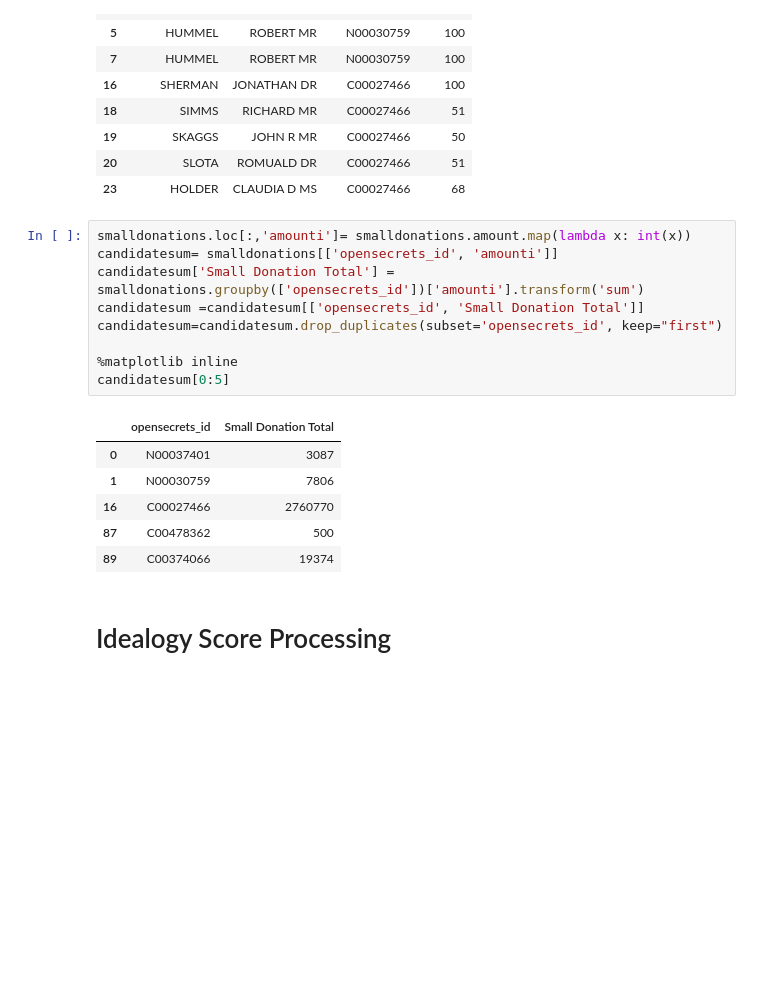
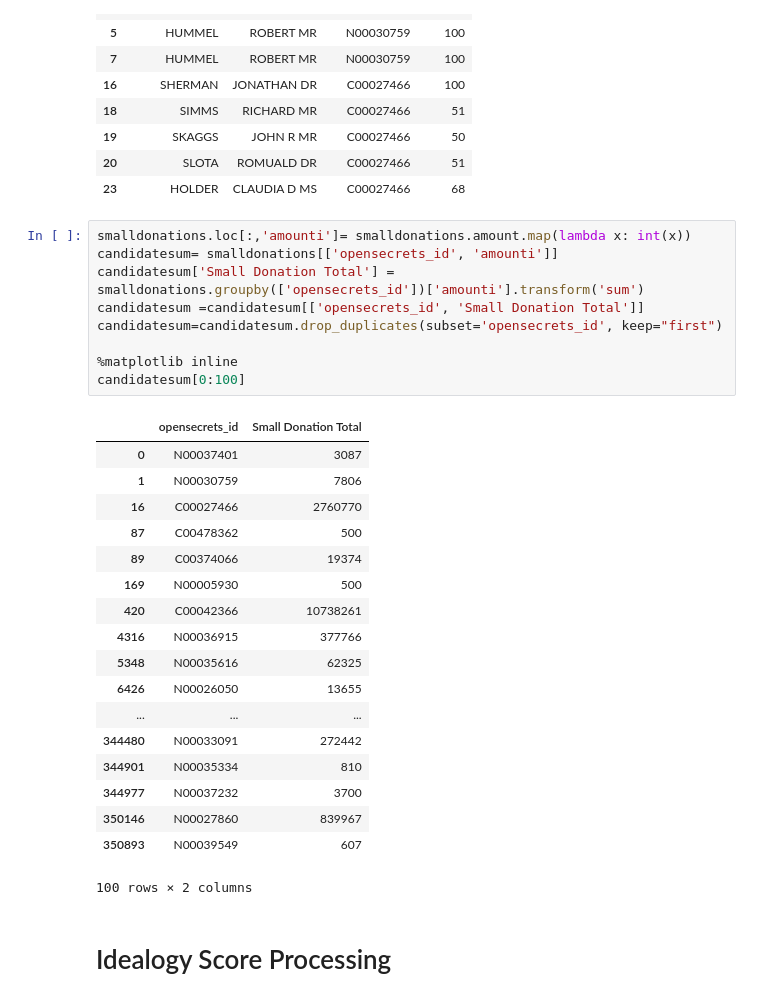
Before and after one commit to PoliticalComputerScience/CampaignFinance, a Jupyter notebook: PolarityVSmallDonations/Cvp.ipynb, the cells around one changed output. Drawn from its saved outputs; the diff is of its cells as text; blank space fills up the shorter version.

```diff
--- a/PolarityVSmallDonations/Cvp.ipynb
+++ b/PolarityVSmallDonations/Cvp.ipynb
@@ -102,19 +102,31 @@ smalldonations[0:10]
 # %%
 smalldonations.loc[:,'amounti']= smalldonations.amount.map(lambda x: int(x))
 candidatesum= smalldonations[['opensecrets_id', 'amounti']]
 candidatesum['Small Donation Total'] = smalldonations.groupby(['opensecrets_id'])['amounti'].transform('sum')
 candidatesum =candidatesum[['opensecrets_id', 'Small Donation Total']]
 candidatesum=candidatesum.drop_duplicates(subset='opensecrets_id', keep="first")
 
 %matplotlib inline
-candidatesum[0:5]
+candidatesum[0:100]
 # %% [output]
 |  | opensecrets_id | Small Donation Total |
 | 0 | N00037401 | 3087 |
 | 1 | N00030759 | 7806 |
 | 16 | C00027466 | 2760770 |
 | 87 | C00478362 | 500 |
 | 89 | C00374066 | 19374 |
+| 169 | N00005930 | 500 |
+| 420 | C00042366 | 10738261 |
+| 4316 | N00036915 | 377766 |
+| 5348 | N00035616 | 62325 |
+| 6426 | N00026050 | 13655 |
+| ... | ... | ... |
+| 344480 | N00033091 | 272442 |
+| 344901 | N00035334 | 810 |
+| 344977 | N00037232 | 3700 |
+| 350146 | N00027860 | 839967 |
+| 350893 | N00039549 | 607 |
+100 rows × 2 columns
 # %% [markdown]
 # Idealogy Score Processing
 # %%
```
Also changed, not shown: parts of 2 cells of this notebook.
